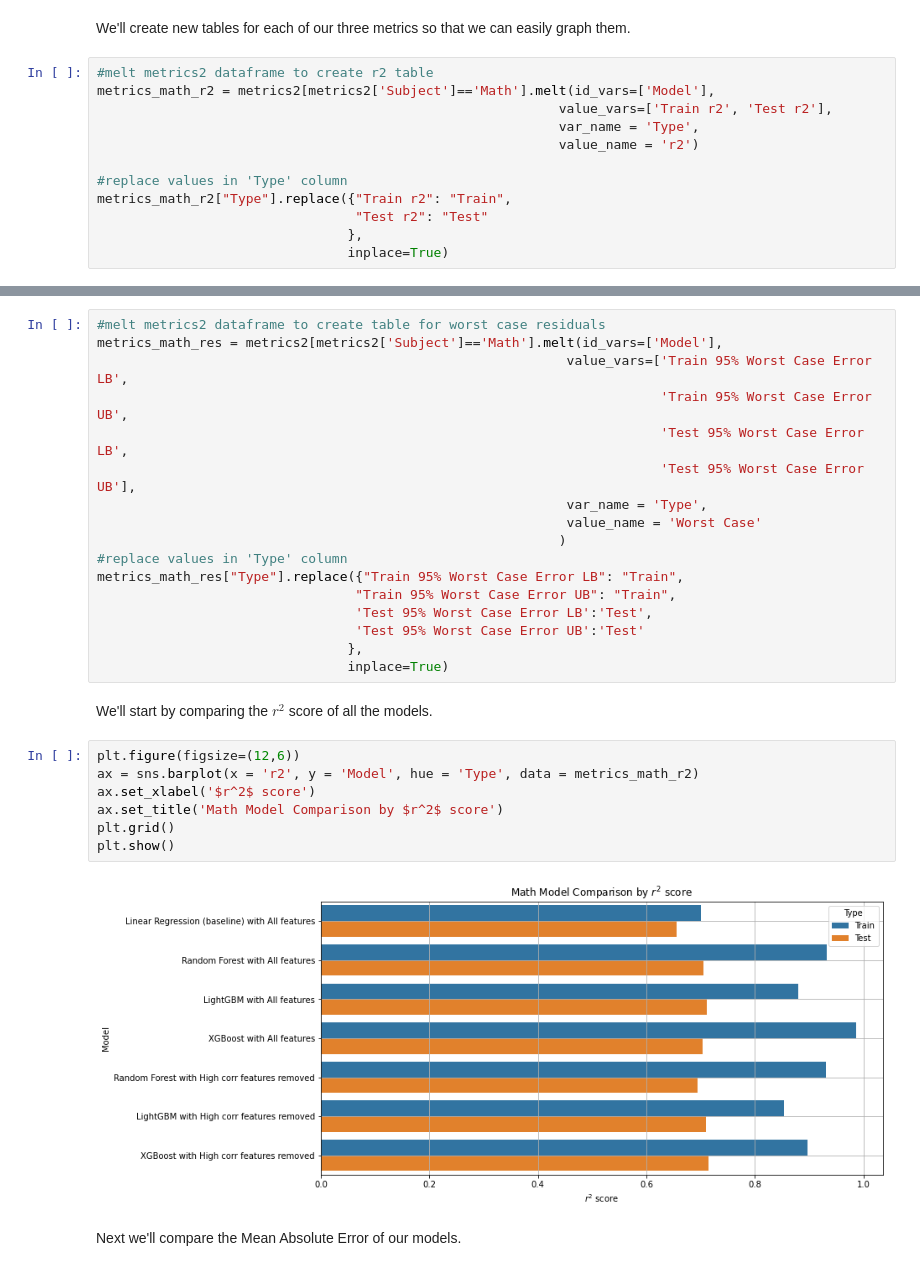
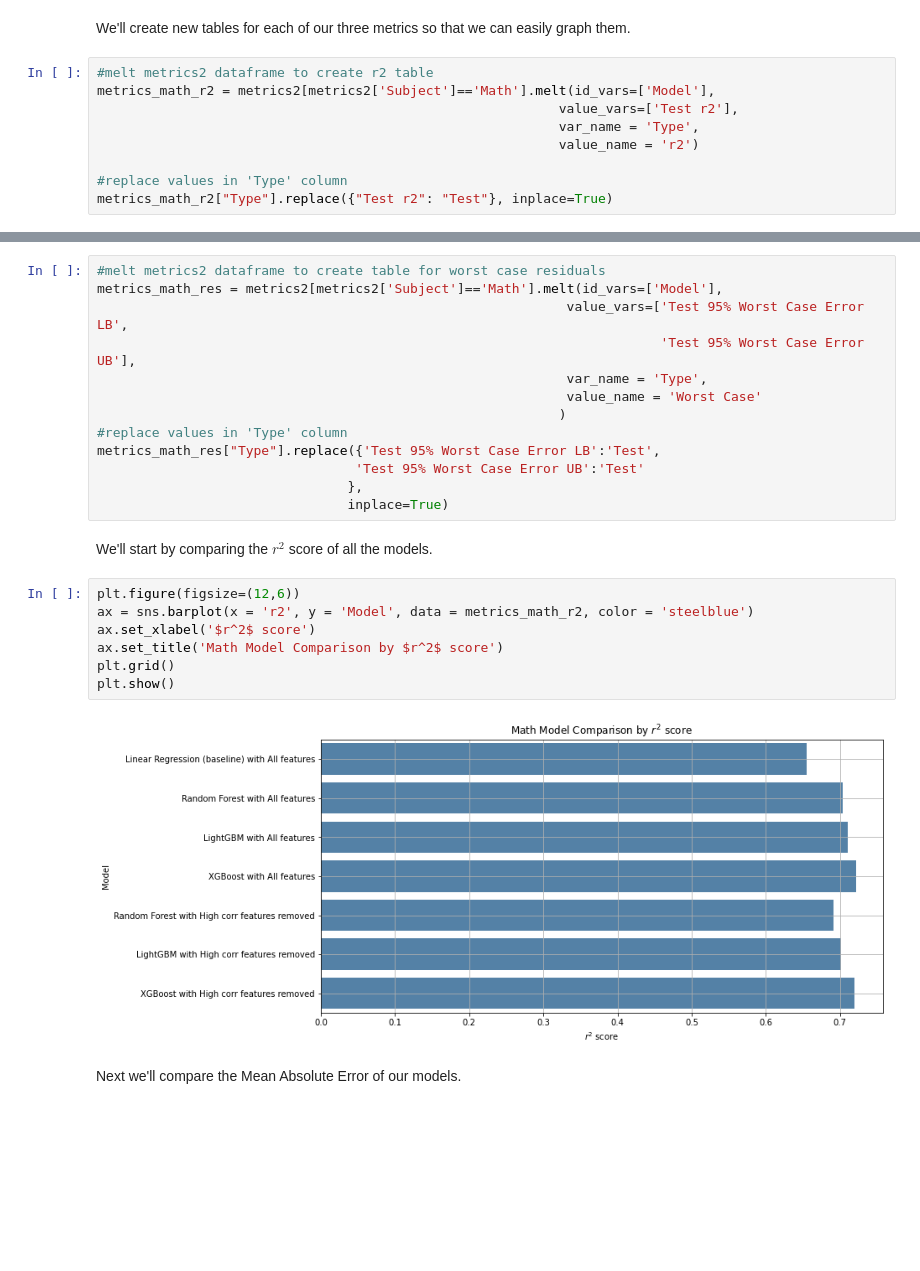
Before and after one commit to cchung106/Capstone-Three, a Jupyter notebook: Notebooks/04_modeling_pt1.ipynb, the cells around one changed output, grey strips where cells are left out. Cells and saved outputs as stored; diff of their text form; blank space fills up the shorter version.

Commit message:
adjusted hyperparameters, removed training metrics, added SHAP dependence plots

```diff
--- a/Notebooks/04_modeling_pt1.ipynb
+++ b/Notebooks/04_modeling_pt1.ipynb
@@ -1432,15 +1413,12 @@ We'll create new tables for each of our three metrics so that we can easily grap
 # %%
 #melt metrics2 dataframe to create r2 table
 metrics_math_r2 = metrics2[metrics2['Subject']=='Math'].melt(id_vars=['Model'],
-                                                           value_vars=['Train r2', 'Test r2'],
+                                                           value_vars=['Test r2'],
                                                            var_name = 'Type',
                                                            value_name = 'r2')
 
 #replace values in 'Type' column
-metrics_math_r2["Type"].replace({"Train r2": "Train",
-                                 "Test r2": "Test"
-                                },
-                                inplace=True)
+metrics_math_r2["Type"].replace({"Test r2": "Test"}, inplace=True)
 # %%
 #melt metrics2 dataframe to create MAE table
 metrics_math_MAE = metrics2[metrics2['Subject']=='Math'].melt(id_vars=['Model'],
@@ -1456,17 +1431,13 @@ metrics_math_MAE["Type"].replace({"Train MAE": "Train",
 # %%
 #melt metrics2 dataframe to create table for worst case residuals
 metrics_math_res = metrics2[metrics2['Subject']=='Math'].melt(id_vars=['Model'],
-                                                            value_vars=['Train 95% Worst Case Error LB',
-                                                                        'Train 95% Worst Case Error UB',
-                                                                        'Test 95% Worst Case Error LB',
+                                                            value_vars=['Test 95% Worst Case Error LB',
                                                                         'Test 95% Worst Case Error UB'],
                                                             var_name = 'Type',
                                                             value_name = 'Worst Case'
                                                            )
 #replace values in 'Type' column
-metrics_math_res["Type"].replace({"Train 95% Worst Case Error LB": "Train",
-                                 "Train 95% Worst Case Error UB": "Train",
-                                 'Test 95% Worst Case Error LB':'Test',
+metrics_math_res["Type"].replace({'Test 95% Worst Case Error LB':'Test',
                                  'Test 95% Worst Case Error UB':'Test'
                                 },
                                 inplace=True)
@@ -1474,13 +1445,13 @@ metrics_math_res["Type"].replace({"Train 95% Worst Case Error LB": "Train",
 We'll start by comparing the $r^2$ score of all the models.
 # %%
 plt.figure(figsize=(12,6))
-ax = sns.barplot(x = 'r2', y = 'Model', hue = 'Type', data = metrics_math_r2)
+ax = sns.barplot(x = 'r2', y = 'Model', data = metrics_math_r2, color = 'steelblue')
 ax.set_xlabel('$r^2$ score')
 ax.set_title('Math Model Comparison by $r^2$ score')
 plt.grid()
 plt.show()
 # %% [output]
-[figure, old version]
+[figure, new version]
 # %% [markdown]
 Next we'll compare the Mean Absolute Error of our models.
 # %%
```
Also changed, not shown: parts of 108 cells of this notebook.
